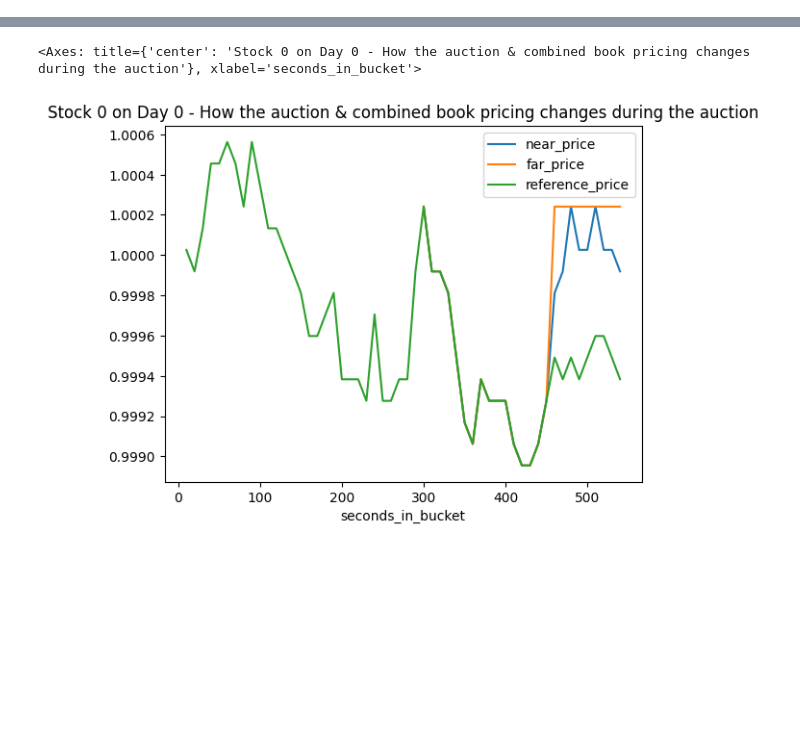
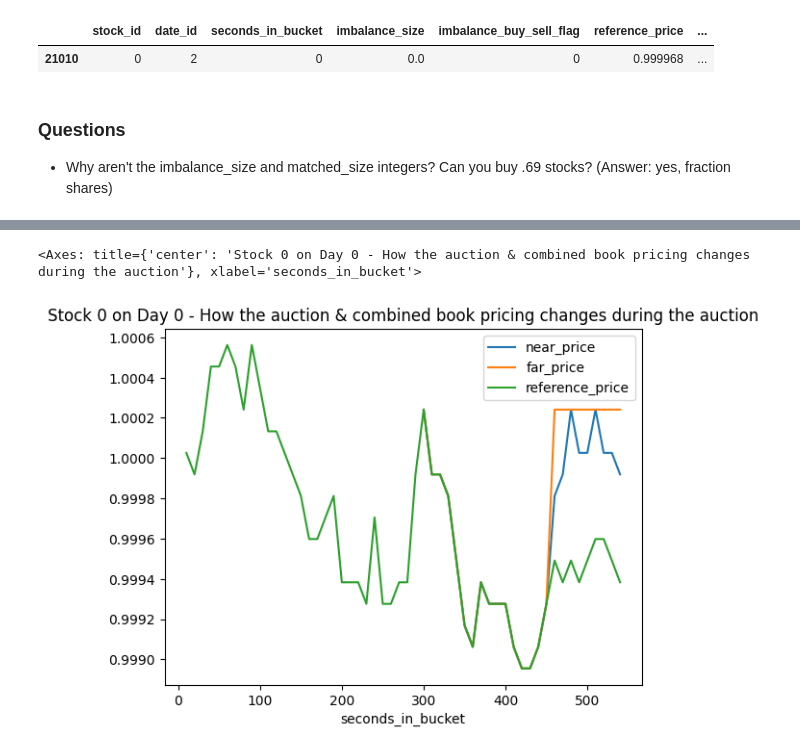
Before and after one commit to LesterJones95/Optiver---Trading-At-The-Close-Introduction, a Jupyter notebook: src/model-example-kaggle.ipynb, the cells around one changed output, grey strips where cells are left out. Saved outputs shown, nothing was run; the diff lists cells and outputs as text; code cells hidden in the pictures; blank space fills up the shorter version.

```diff
--- a/src/model-example-kaggle.ipynb
+++ b/src/model-example-kaggle.ipynb
@@ -26,0 +375,10 @@ train.tail()
+# %%
+STOCK_ID = 0
+DATE_ID = 2
+train[((train["stock_id"] ==STOCK_ID) & (train["date_id"] ==DATE_ID))].head(1)
+# %% [output]
+|  | stock_id | date_id | seconds_in_bucket | imbalance_size | imbalance_buy_sell_flag | reference_price | ... |
+| 21010 | 0 | 2 | 0 | 0.0 | 0 | 0.999968 | ... |
+# %% [markdown]
+### Questions
+- Why aren't the imbalance_size and matched_size integers? Can you buy .69 stocks? (Answer: yes, fraction shares)
```
Also changed, not shown: parts of 38 cells of this notebook, 5 other files.
